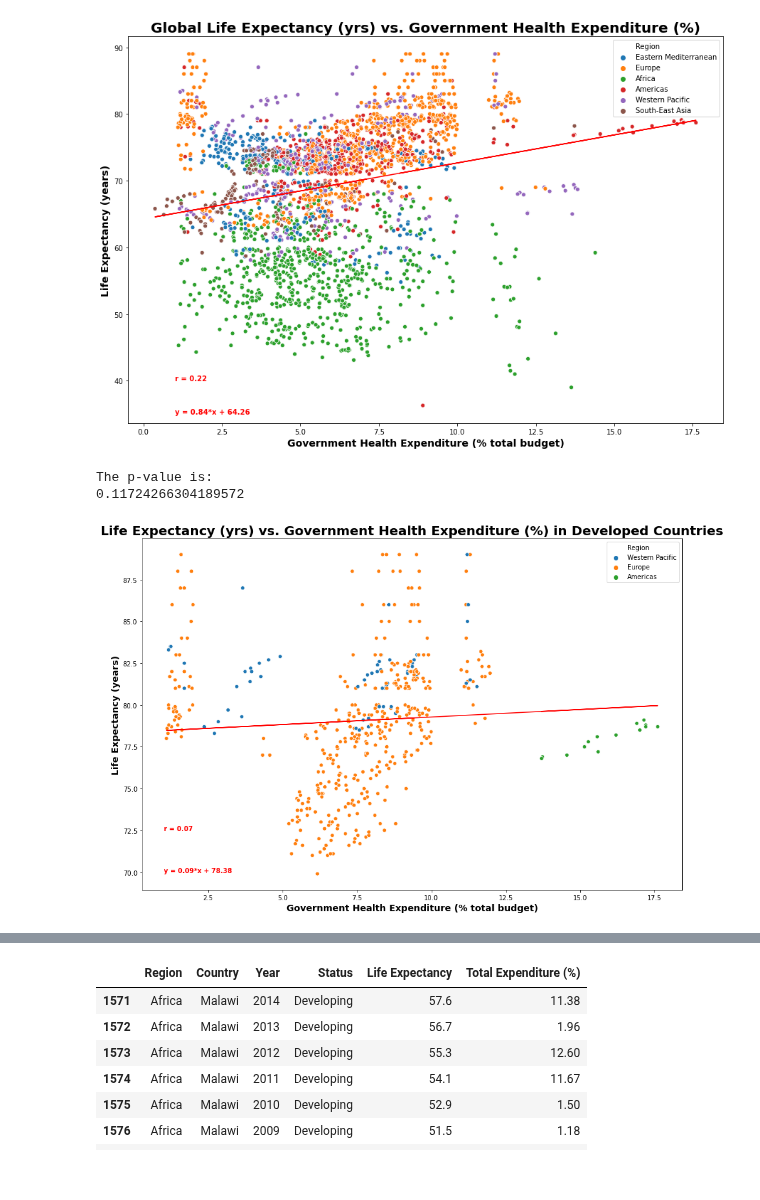
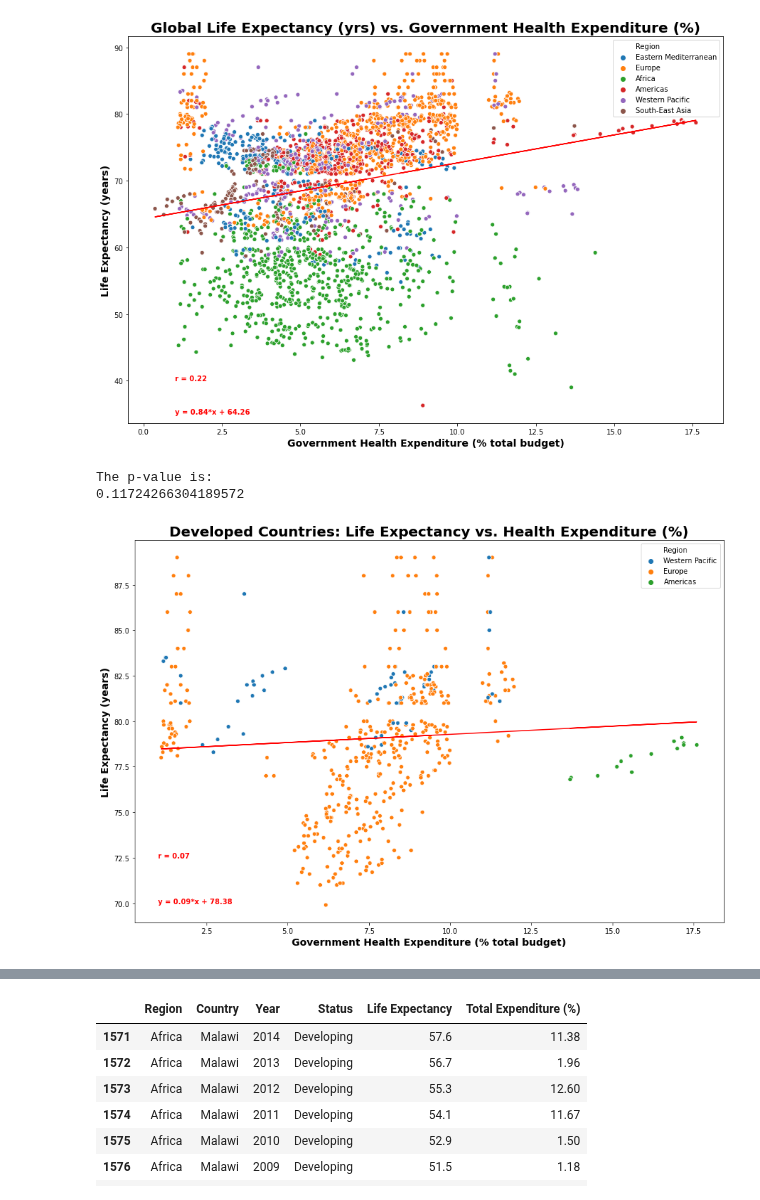
Before and after one commit to jaryan77/TeamTitans_Project_1, a Jupyter notebook: Health_Expenditure.ipynb, the cells around one changed output, grey strips where cells are left out. Saved outputs shown, nothing was run; the diff lists cells and outputs as text; code cells hidden in the pictures.

Commit message:
update notebook and image files

```diff
--- a/Health_Expenditure.ipynb
+++ b/Health_Expenditure.ipynb
@@ -196,32 +196,32 @@ The p-value is:
 # %%
 # plot life expectancy vs health expenditure in developed nations
 plt.figure(figsize = (15,10))
 sns.scatterplot(data=dev_df, x="Total Expenditure (%)", y="Life Expectancy", hue="Region")
-plt.title("Life Expectancy (yrs) vs. Government Health Expenditure (%) in Developed Countries", fontweight="bold",fontsize=20)
+plt.title("Developed Countries: Life Expectancy vs. Health Expenditure (%)", fontweight="bold",fontsize=20)
 plt.xlabel("Government Health Expenditure (% total budget)",fontweight="bold", fontsize=14)
 plt.ylabel("Life Expectancy (years)",fontweight="bold", fontsize=14)
 
 # perform regression on life expectancy vs health expenditure in developed nations
 (slope, intercept, rvalue, pvalue, stderr) = linregress(dev_df["Total Expenditure (%)"],dev_df["Life Expectancy"])
 slope = round(slope, 2)
 intercept = round(intercept, 2)
 rvalue = round(rvalue, 2)
 regress_values = (dev_df["Total Expenditure (%)"]* slope) + intercept
 plt.plot(dev_df["Total Expenditure (%)"], regress_values, "r-")
 line_eq = f"y = {slope}*x + {intercept}"
 plt.annotate(line_eq,(1,70),color="red", fontweight = "bold")
 r_eq = f"r = {rvalue}"
 plt.annotate(r_eq, (1, 72.5), color="red", fontweight = "bold")
 
 print(f"The p-value is:")
 print(pvalue)
 
-plt.savefig("Catie_Images/DevelopedNations2.png")
+plt.savefig("Catie_Images/dev.png")
 plt.show()
 # %% [output]
 The p-value is:
 0.11724266304189572
-[figure, old version]
+[figure, new version]
 # %%
 # plot life expectancy vs health expenditure in developing nations
 plt.figure(figsize = (15,10))
```
Also changed, not shown: parts of 1 cell of this notebook, 5 other files.
